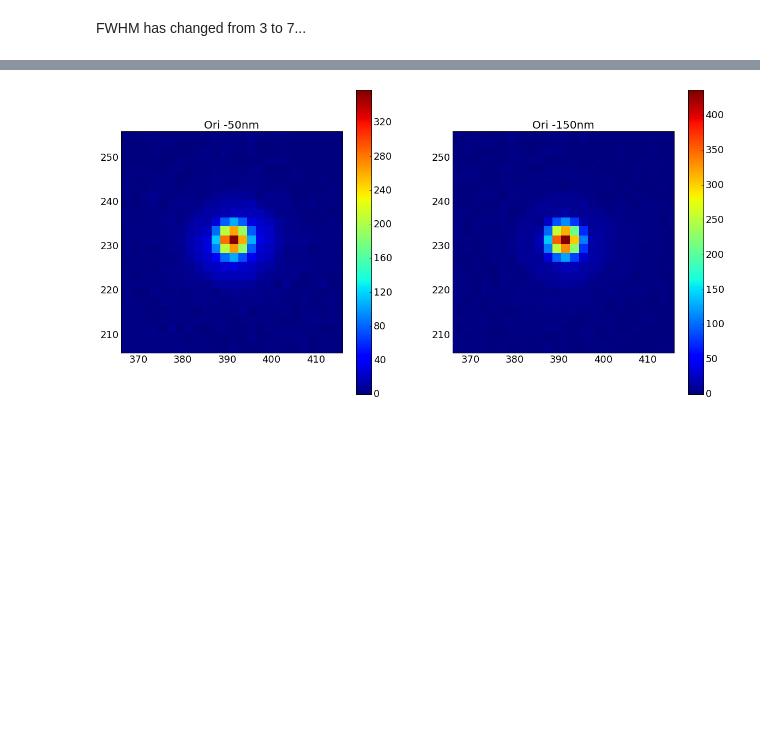
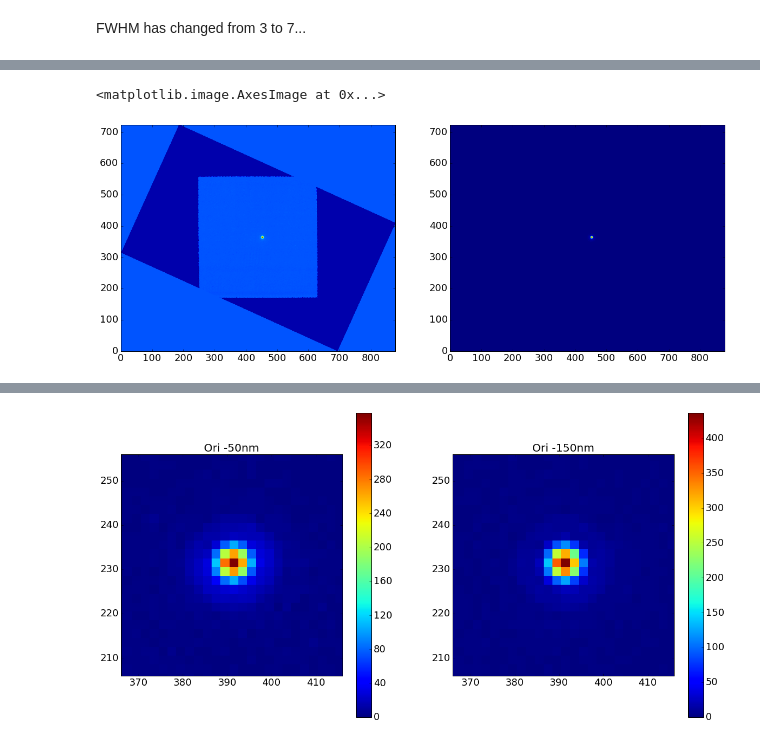
Before and after one commit to Mipanox/GPI_stuff, a Jupyter notebook: othernotebooks/data_handling.ipynb, the cells around one changed output, grey strips where cells are left out. Drawn from its saved outputs; the diff is of its cells as text; code cells hidden in the pictures; blank space fills up the shorter version.

```diff
--- a/othernotebooks/data_handling.ipynb
+++ b/othernotebooks/data_handling.ipynb
@@ -131,0 +139,10 @@ In our cases, for example, the oversampling (from rotated images) to input to PR
+# %%
+test=np.copy(no_aber_rot)
+outtest,outmask = ctr_mask(test,size=15,center=(452,363))
+# %%
+plt.figure(figsize=(20,10))
+plt.subplot(121); plt.imshow(no_aber_rot,origin='lower')
+plt.subplot(122); plt.imshow(outtest,origin='lower')
+# %% [output]
+<matplotlib.image.AxesImage at 0x...>
+[figure, added]
```
Also changed, not shown: parts of 10 cells of this notebook, 2 other files.
